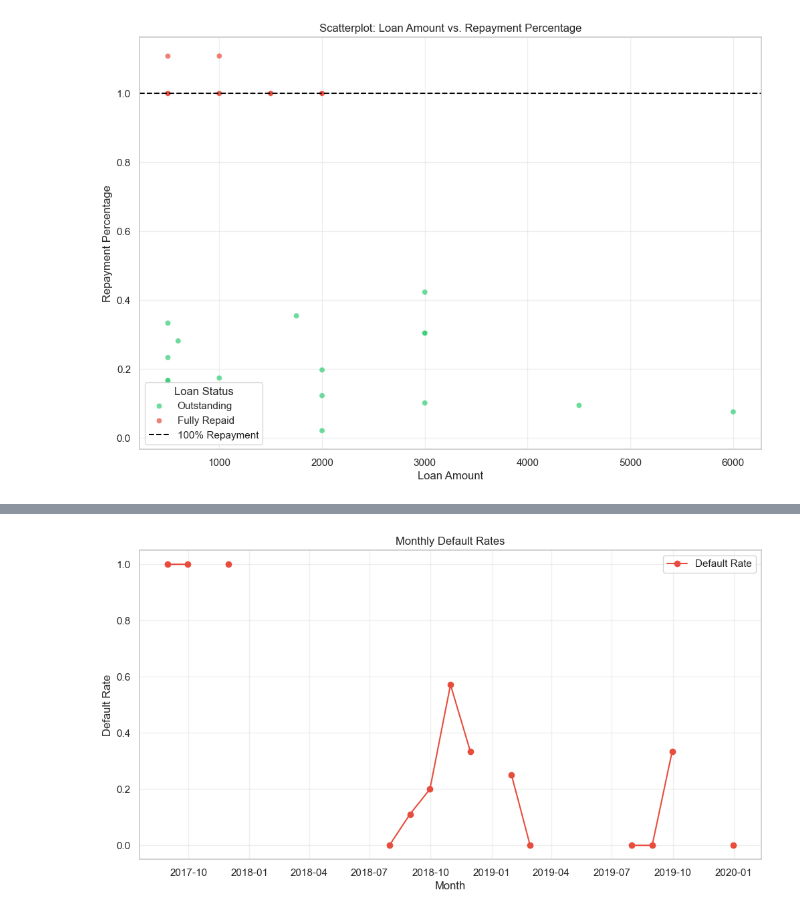
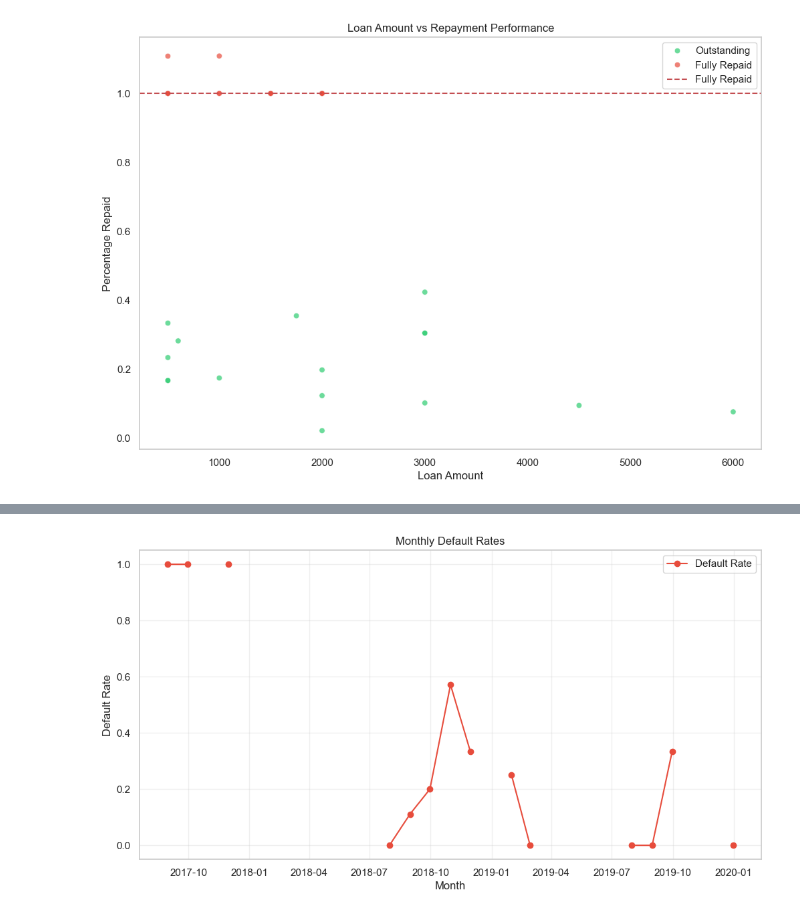
Before and after one commit to Elizabeth-Mwania/credit-risk-analysis, a Jupyter notebook: loan_analysis.ipynb, the cells around one changed output, grey strips where cells are left out. Saved outputs shown, nothing was run; the diff lists cells and outputs as text; code cells hidden in the pictures.

```diff
--- a/loan_analysis.ipynb
+++ b/loan_analysis.ipynb
@@ -231,0 +1,27 @@ RECOMMENDATIONS:
+# %%
+import pandas as pd
+import numpy as np
+import matplotlib.pyplot as plt
+import seaborn as sns
+from datetime import datetime
+
+# Set visual style
+sns.set_theme(style="whitegrid")
+plt.rcParams['figure.figsize'] = [12, 8]
+plt.rcParams['font.size'] = 12
+
+# Load and preprocess data
+df = pd.read_csv('loan_repayment_data.csv', parse_dates=['Funded_date', 'due_date', 'last_paid_date'])
+
+# Display the first few rows of the dataset
+print("First few rows of the dataset:")
+print(df.head())
+
+# Display basic information about the dataset
+print("\nDataset Information:")
+print(df.info())
+
+# Check for missing values
+missing_values = df.isnull().sum()
+print("\nMissing values in each column:")
+print(missing_values)
@@ -232,13 +163,13 @@ RECOMMENDATIONS:
 # %%
-# Scatterplot: Loan Amount vs. Repayment Percentage
+# Loan Amount vs repayment ratio
 plt.figure(figsize=(12, 8))
 sns.scatterplot(x='loan_amount', y='repayment_ratio', hue='loan_status', data=df, palette=['#2ecc71', '#e74c3c'], alpha=0.7)
-plt.title('Scatterplot: Loan Amount vs. Repayment Percentage')
+plt.title('Loan Amount vs Repayment Performance')
+plt.ylabel('Percentage Repaid')
 plt.xlabel('Loan Amount')
-plt.ylabel('Repayment Percentage')
-plt.axhline(y=1, color='black', linestyle='--', label='100% Repayment')
-plt.legend(title='Loan Status')
-plt.grid(alpha=0.3)
+plt.axhline(y=1, color='r', linestyle='--', label='Fully Repaid')
+plt.legend()
+plt.grid(False)
 plt.show()
 # %% [output]
-[figure, old version]
+[figure, new version]
```
Also changed, not shown: parts of 13 cells of this notebook, 4 other files.
